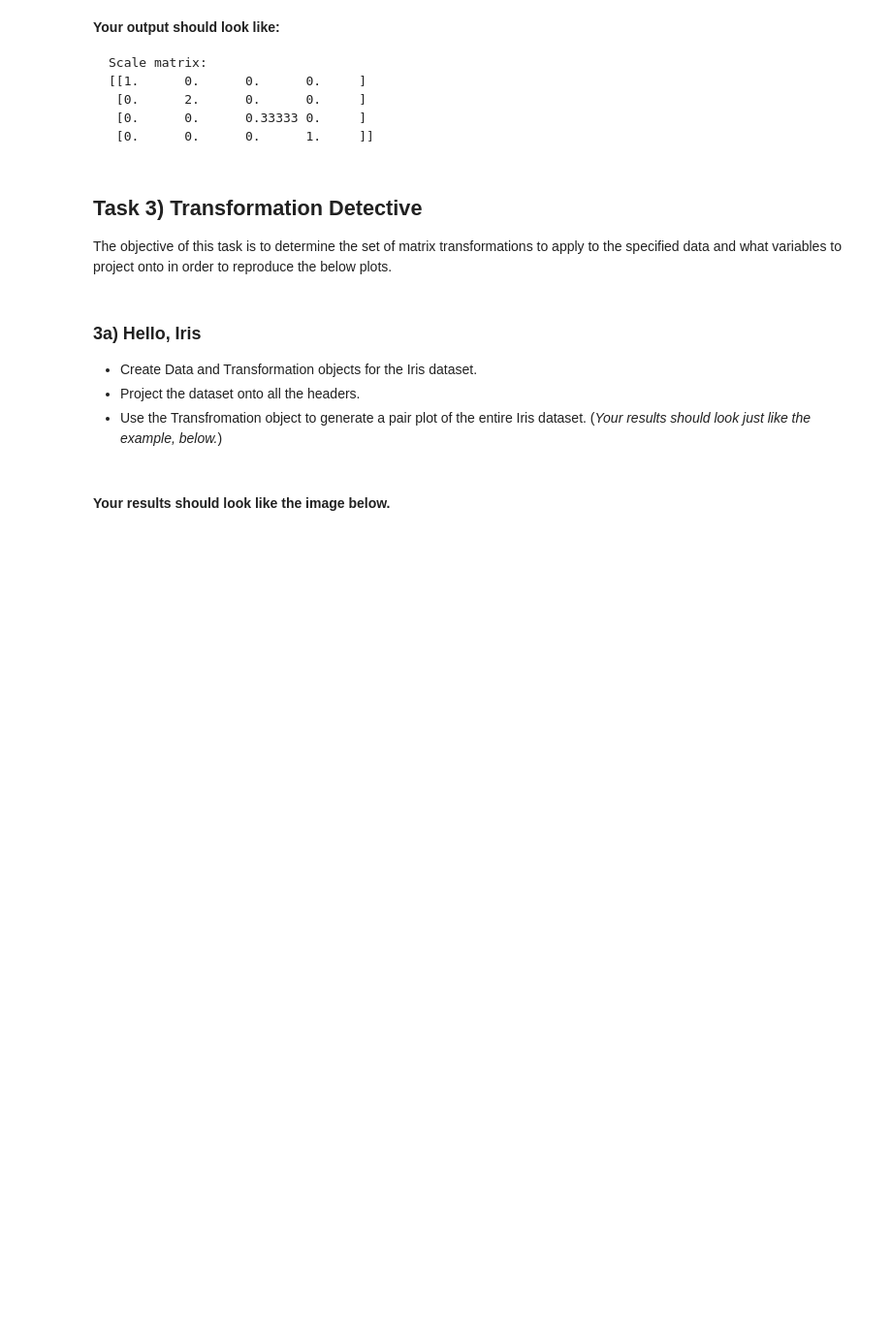
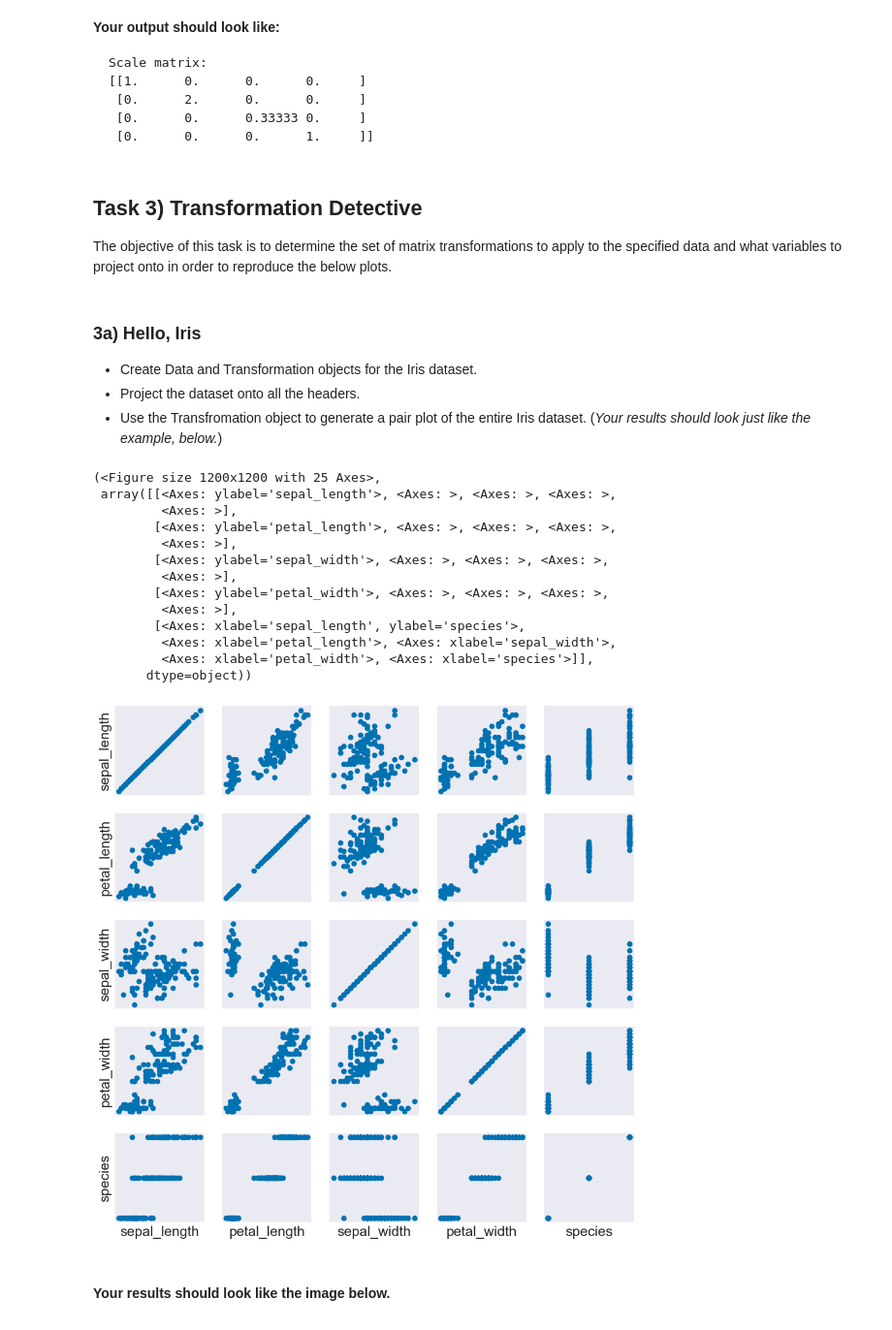
Before and after one commit to Chandrachud-2003/Chandras251Projects, a Jupyter notebook: Project2CheckIn/transformations.ipynb, the cells around one changed output. Shown at 97% size. Cells and saved outputs as stored; diff of their text form; code cells hidden in the pictures; blank space fills up the shorter version.

```diff
--- a/Project2CheckIn/transformations.ipynb
+++ b/Project2CheckIn/transformations.ipynb
@@ -247,14 +253,35 @@ The objective of this task is to determine the set of matrix transformations to
 # %%
 # Your code here
 
 # Task 3 - a
 
 # Create a data and transformation object with the `iris_with_ints.csv` file.
 data = Data('iris_with_ints.csv')
 transformation = Transformation(orig_dataset=data)
 
 # projet the data onto all the headers.
 transformation.project(['sepal_length', 'petal_length', 'sepal_width', 'petal_width', 'species'])
+
+# Generating a pair plot of the entire dataset with analysis.py
+from analysis import Analysis
+
+data_an = Analysis(transformation.orig_dataset)
+data_an.pair_plot(data_vars = ['sepal_length', 'petal_length', 'sepal_width', 'petal_width', 'species'])
+# %% [output]
+(<Figure size 1200x1200 with 25 Axes>,
+ array([[<Axes: ylabel='sepal_length'>, <Axes: >, <Axes: >, <Axes: >,
+         <Axes: >],
+        [<Axes: ylabel='petal_length'>, <Axes: >, <Axes: >, <Axes: >,
+         <Axes: >],
+        [<Axes: ylabel='sepal_width'>, <Axes: >, <Axes: >, <Axes: >,
+         <Axes: >],
+        [<Axes: ylabel='petal_width'>, <Axes: >, <Axes: >, <Axes: >,
+         <Axes: >],
+        [<Axes: xlabel='sepal_length', ylabel='species'>,
+         <Axes: xlabel='petal_length'>, <Axes: xlabel='sepal_width'>,
+         <Axes: xlabel='petal_width'>, <Axes: xlabel='species'>]],
+       dtype=object))
+[figure, added]
 # %% [markdown]
 #### Your results should look like the image below.
 
```
Also changed, not shown: parts of 22 cells of this notebook, 2 other files.
